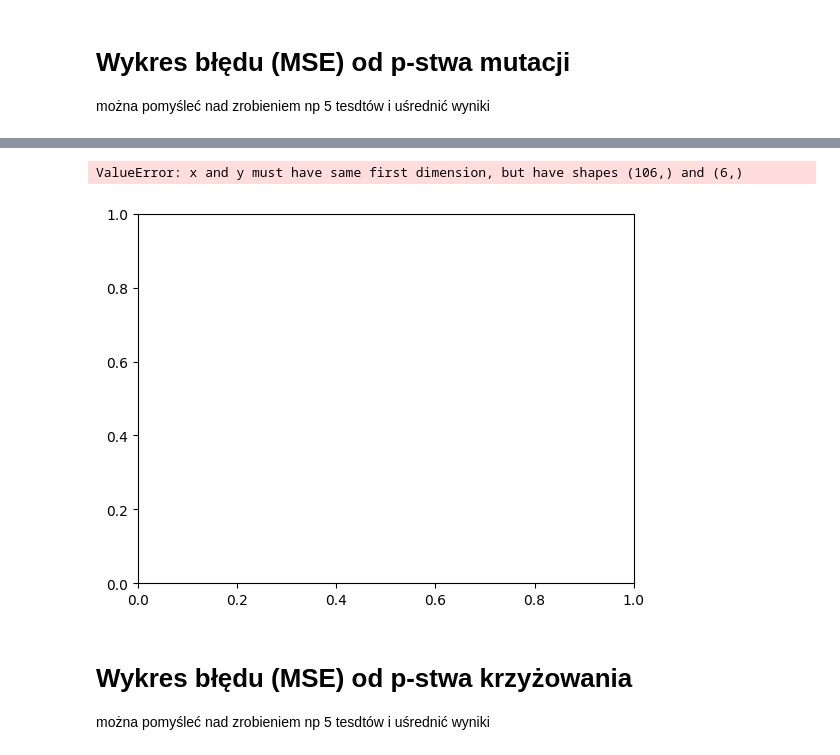
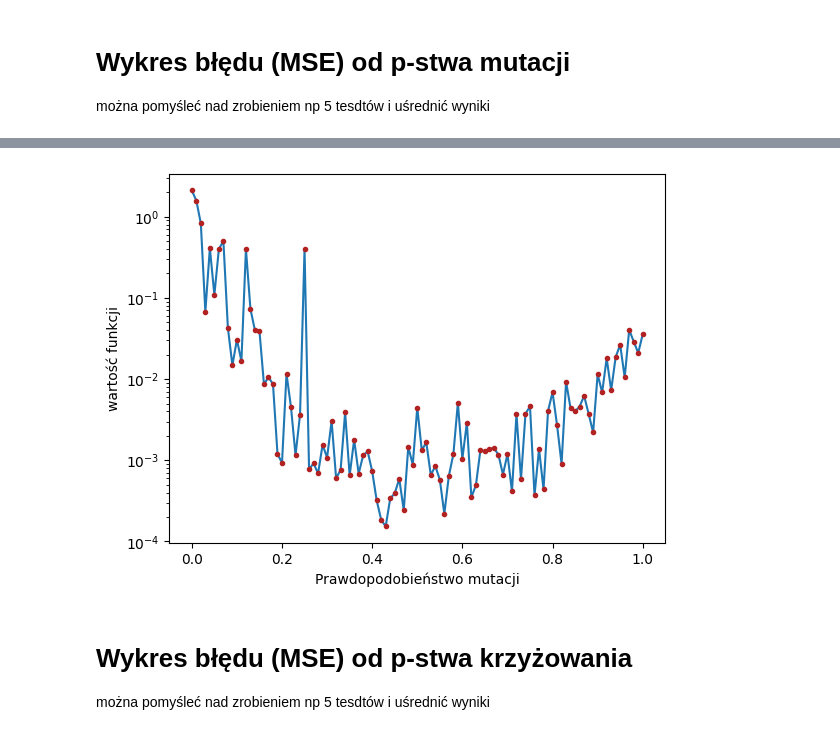
Before and after one commit to mwewior/introduction-to-ai, a Jupyter notebook: lab2/ewolucja.ipynb, the cells around one changed output, grey strips where cells are left out. Drawn from its saved outputs; the diff is of its cells as text; code cells hidden in the pictures.

```diff
--- a/lab2/ewolucja.ipynb
+++ b/lab2/ewolucja.ipynb
@@ -261,15 +261,24 @@ class Evolution:
 
 
     def fitness_func(self):
-        for particle in self.population():  particle.set_value()
+        for particle in self.population():
+            particle.set_value()
         self.sort_population()
 
         best_fitness = self.best_history_fitness()
-        best_fitness.set_rank(1)
-        best_value = best_fitness.value()
+        best_fitness.set_rank(0)
+        best_position = best_fitness.position()
+
+        # best_value = best_fitness.value()
+        # for particle in self.population()[1::]:
+        #     r = (particle.value() - best_value) ** 2
+        #     particle.set_rank(r)
 
         for particle in self.population()[1::]:
-            r = 1 + (particle.value() - best_value)**2
+            dist = 0
+            for d in range(len(best_position)):
+                dist += (particle.position()[d] - best_position[d])**2
+            r = np.sqrt(dist)
             particle.set_rank(r)
 
         """Gdyby znane było globalne optimum w punkcie (0, 0):"""
@@ -399,7 +408,7 @@ class Plotter:
 
         contour = plt.contourf(X, Y, Z, cmap=PLOT_COLOR, levels=100)
         cbar = plt.colorbar(contour)
-        cbar.set_label("Function value")
+        cbar.set_label("Wartość funkcji")
 
         plt.grid(True)
         plt.xlabel("x1")
@@ -567,12 +561,11 @@ for _ in range(5):
 # %%
 mean_results_val_i = []
-# for i in range(len(iteracje[0])):
-for i in range(len(default_iteracje)):
+for i in range(len(default_iterations)):
     sum = 0
     for t in range(5):
         sum += mse_i[t][i]
     mean_results_val_i.append(sum/5)
 results_iter = cur_iter
-results_i = [default_iteracje, mean_results_val_i]
+results_i = [default_iterations, mean_results_val_i]
 # %%
 
@@ -635,15 +630,25 @@ KeyboardInterrupt:
+# %%
+mean_results_val_m = []
+for i in range(len(default_mutations)):
+    sum = 0
+    for t in range(5):
+        sum += mse_m[t][i]
+    mean_results_val_m.append(sum/5)
+results_m = [default_mutations, mean_results_val_m]
 # %%
 
-plt.plot(mutacje, mse_e)
+plt.plot(default_mutations, mean_results_val_m)
+plt.plot(default_mutations, mean_results_val_m, '.', c='firebrick')
 plt.yscale('log')
+plt.xlabel('Prawdopodobieństwo mutacji')
+plt.ylabel('wartość funkcji')
 plt.show()
-plt.plot(mutacje[3::], mse_e[3::])
-plt.show()
-plt.plot(mutacje[20:80], mse_e[20:80])
-plt.show()
+# plt.plot(mutacje[3::], mean_results_val_m[3::])
+# plt.show()
+# plt.plot(mutacje[20:80], mean_results_val_m[20:80])
+# plt.show()
 # %% [output]
-ValueError: x and y must have same first dimension, but have shapes (106,) and (6,)
-[figure, old version]
+[figure, new version]
 # %% [markdown]
 # Wykres błędu (MSE) od p-stwa krzyżowania </br>
 można pomyśleć nad zrobieniem np 5 tesdtów i uśrednić wyniki
```
Also changed, not shown: parts of 12 cells of this notebook, 2 other files.
